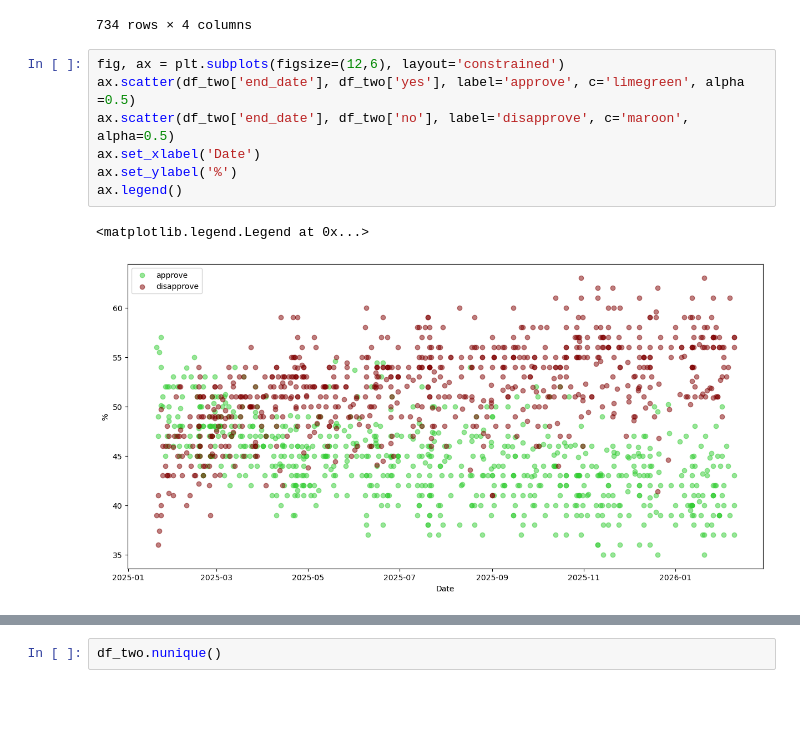
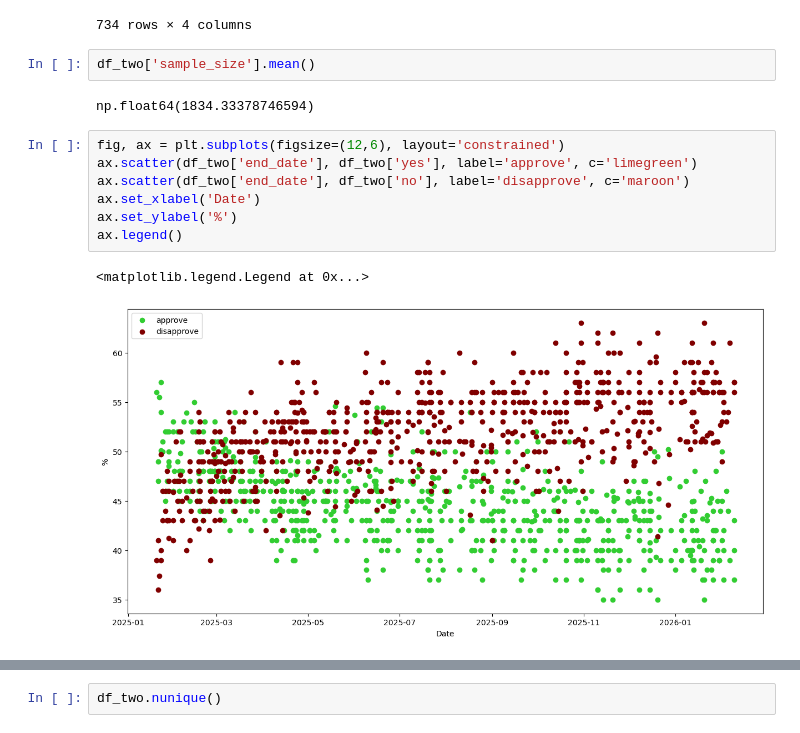
Before and after one commit to AriqRashid/election-signals, a Jupyter notebook: approval_dev.ipynb, the cells around one changed output, grey strips where cells are left out. Cells and saved outputs as stored; diff of their text form; blank space fills up the shorter version.

```diff
--- a/approval_dev.ipynb
+++ b/approval_dev.ipynb
@@ -95,13 +98,17 @@ df_two
 | 763 | 2025-01-21 | 1077.0 | 47.0 | 41.0 |
 | 764 | 2025-01-20 | 800.0 | 56.0 | 39.0 |
 734 rows × 4 columns
+# %%
+df_two['sample_size'].mean()
+# %% [output]
+np.float64(1834.33378746594)
 # %%
 fig, ax = plt.subplots(figsize=(12,6), layout='constrained')
-ax.scatter(df_two['end_date'], df_two['yes'], label='approve', c='limegreen', alpha =0.5)
-ax.scatter(df_two['end_date'], df_two['no'], label='disapprove', c='maroon', alpha=0.5)
+ax.scatter(df_two['end_date'], df_two['yes'], label='approve', c='limegreen')
+ax.scatter(df_two['end_date'], df_two['no'], label='disapprove', c='maroon')
 ax.set_xlabel('Date')
 ax.set_ylabel('%')
 ax.legend()
 # %% [output]
 <matplotlib.legend.Legend at 0x...>
-[figure, old version]
+[figure, new version]
```
Also changed, not shown: parts of 2 cells of this notebook.
